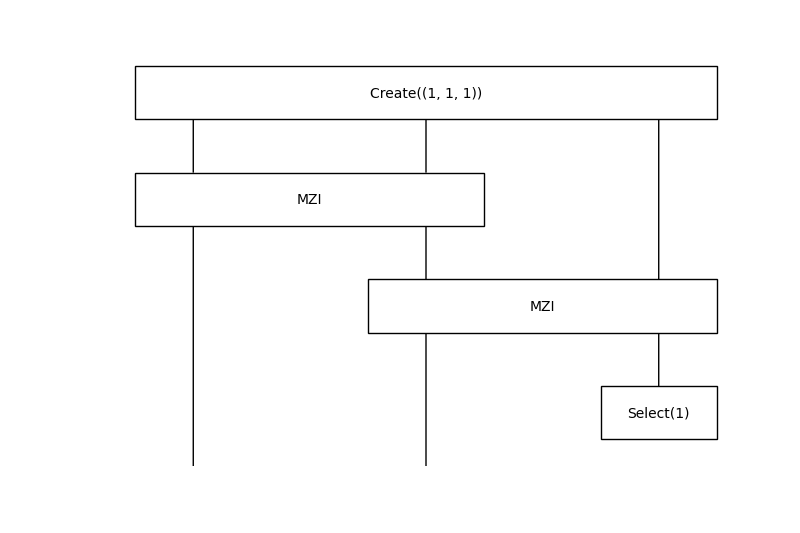
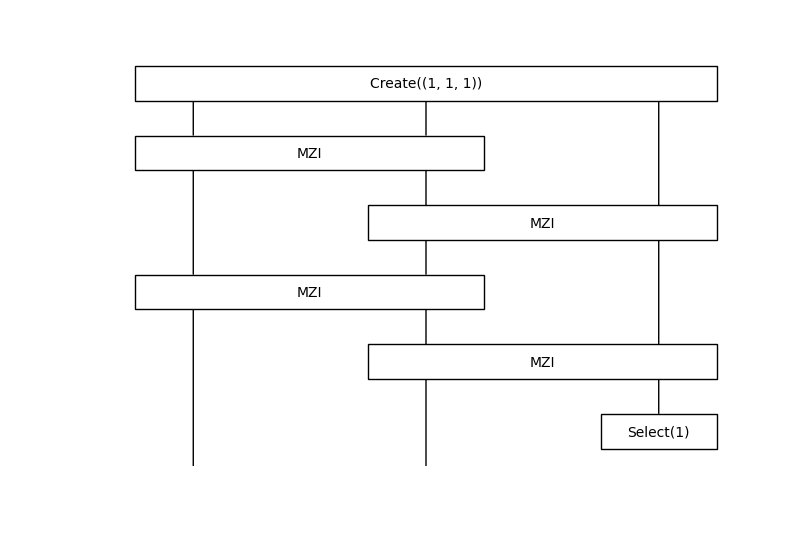
Before and after one commit to quantinuum-dev/optyx, a Jupyter notebook: docs/notebooks/bosonic-vqe-2.ipynb, the cells around one changed output. Saved outputs shown, nothing was run; the diff lists cells and outputs as text; code cells hidden in the pictures.

```diff
--- a/docs/notebooks/bosonic-vqe-2.ipynb
+++ b/docs/notebooks/bosonic-vqe-2.ipynb
@@ -5,9 +5,9 @@ from sympy.abc import theta, phi
 # %%
 from optyx.circuit import ansatz
 
-circuit = Create(1, 1, 1) >> ansatz(3, 2) >> Id(2) @ Select(1)
+circuit = Create(1, 1, 1) >> ansatz(3, 4) >> Id(2) @ Select(1)
 circuit.draw()
 # %% [output]
-[figure, old version]
+[figure, new version]
 # %%
 matrix = [
```
Also changed, not shown: parts of 3 cells of this notebook.
